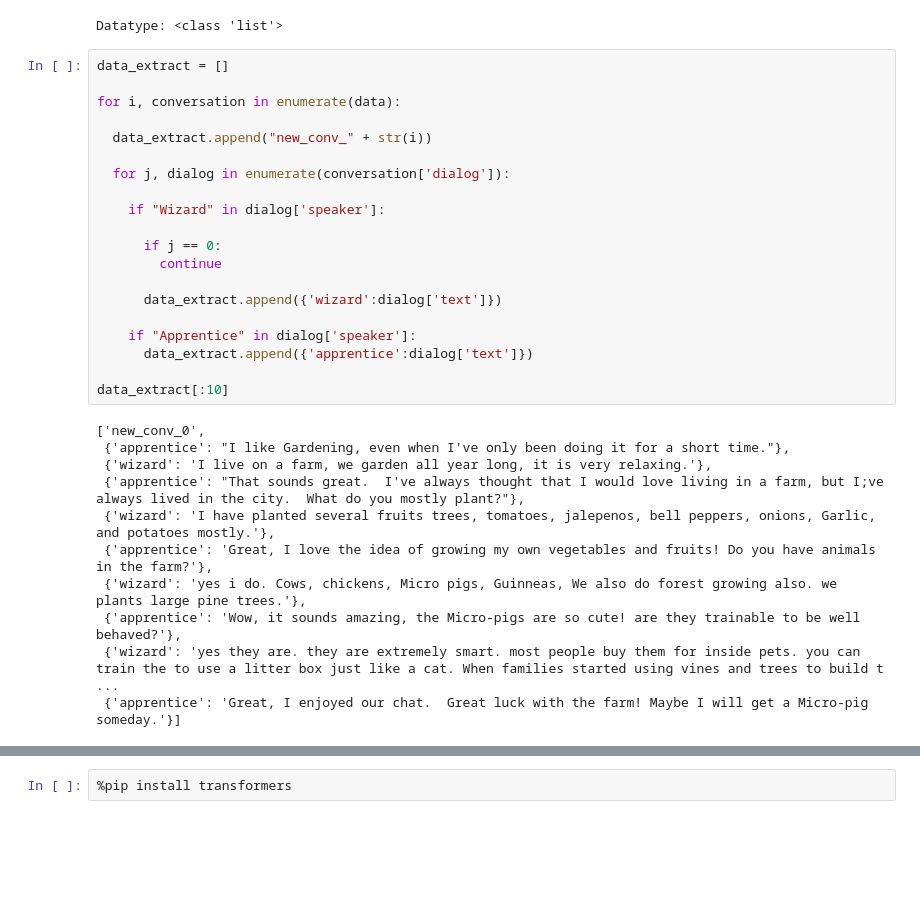
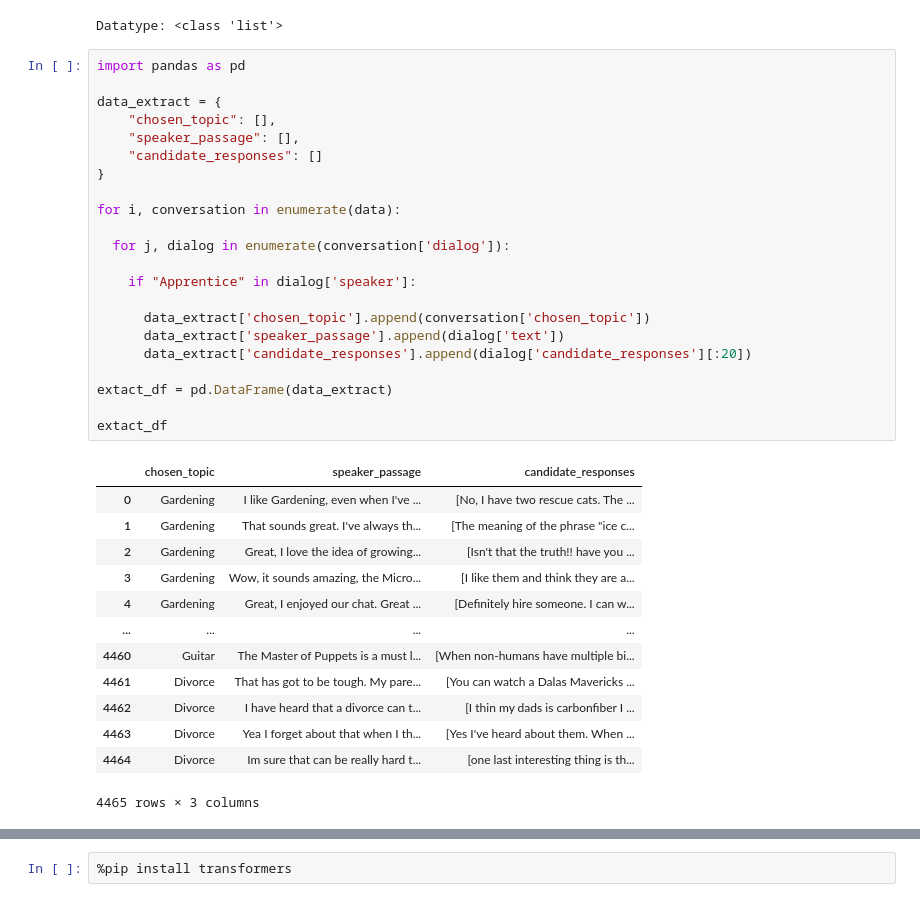
Before and after one commit to adamzki99/nlp-zlatan, a Jupyter notebook: nlp_zlatan.ipynb, the cells around one changed output, grey strips where cells are left out. Cells and saved outputs as stored; diff of their text form; blank space fills up the shorter version.

```diff
--- a/nlp_zlatan.ipynb
+++ b/nlp_zlatan.ipynb
@@ -26,33 +26,38 @@ print('Datatype:', type(data))
 # %% [output]
 Datatype: <class 'list'>
 # %%
-data_extract = []
+import pandas as pd
+
+data_extract = {
+    "chosen_topic": [],
+    "speaker_passage": [],
+    "candidate_responses": []
+}
 
 for i, conversation in enumerate(data):
 
-  data_extract.append("new_conv_" + str(i))
-
   for j, dialog in enumerate(conversation['dialog']):
 
-    if "Wizard" in dialog['speaker']:
+    if "Apprentice" in dialog['speaker']:
 
-      if j == 0:
-        continue
+      data_extract['chosen_topic'].append(conversation['chosen_topic'])
+      data_extract['speaker_passage'].append(dialog['text'])
+      data_extract['candidate_responses'].append(dialog['candidate_responses'][:20])
 
-      data_extract.append({'wizard':dialog['text']})
+extact_df = pd.DataFrame(data_extract)
 
-    if "Apprentice" in dialog['speaker']:
-      data_extract.append({'apprentice':dialog['text']})
-
-data_extract[:10]
+extact_df
 # %% [output]
+|  | chosen_topic | speaker_passage | candidate_responses |
+| 0 | Gardening | I like Gardening, even when I've ... | [No, I have two rescue cats. The ... |
+| 1 | Gardening | That sounds great. I've always th... | [The meaning of the phrase "ice c... |
+| 2 | Gardening | Great, I love the idea of growing... | [Isn't that the truth!! have you ... |
+| 3 | Gardening | Wow, it sounds amazing, the Micro... | [I like them and think they are a... |
+| 4 | Gardening | Great, I enjoyed our chat. Great ... | [Definitely hire someone. I can w... |
+| ... | ... | ... | ... |
+| 4460 | Guitar | The Master of Puppets is a must l... | [When non-humans have multiple bi... |
+| 4461 | Divorce | That has got to be tough. My pare... | [You can watch a Dalas Mavericks ... |
+| 4462 | Divorce | I have heard that a divorce can t... | [I thin my dads is carbonfiber I ... |
+| 4463 | Divorce | Yea I forget about that when I th... | [Yes I've heard about them. When ... |
+| 4464 | Divorce | Im sure that can be really hard t... | [one last interesting thing is th... |
-['new_conv_0',
- {'apprentice': "I like Gardening, even when I've only been doing it for a short time."},
- {'wizard': 'I live on a farm, we garden all year long, it is very relaxing.'},
- {'apprentice': "That sounds great.  I've always thought that I would love living in a farm, but I;ve always lived in the city.  What do you mostly plant?"},
- {'wizard': 'I have planted several fruits trees, tomatoes, jalepenos, bell peppers, onions, Garlic, and potatoes mostly.'},
- {'apprentice': 'Great, I love the idea of growing my own vegetables and fruits! Do you have animals in the farm?'},
- {'wizard': 'yes i do. Cows, chickens, Micro pigs, Guinneas, We also do forest growing also. we plants large pine trees.'},
- {'apprentice': 'Wow, it sounds amazing, the Micro-pigs are so cute! are they trainable to be well behaved?'},
- {'wizard': 'yes they are. they are extremely smart. most people buy them for inside pets. you can train the to use a litter box just like a cat. When families started using vines and trees to build t ...
- {'apprentice': 'Great, I enjoyed our chat.  Great luck with the farm! Maybe I will get a Micro-pig someday.'}]
+4465 rows × 3 columns
```
Also changed, not shown: parts of 22 cells of this notebook.
